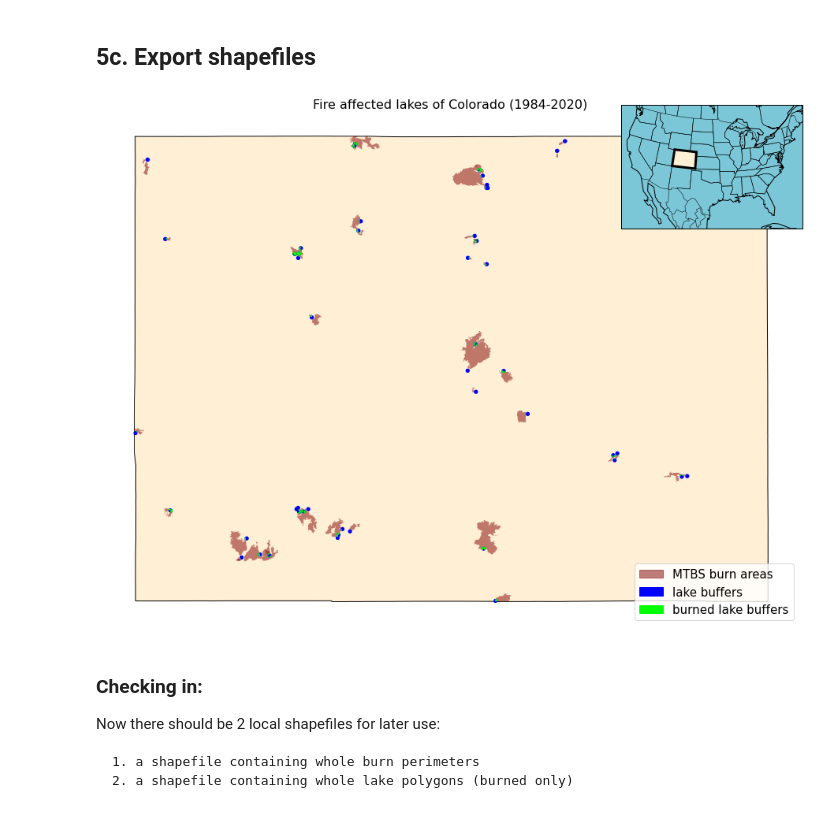
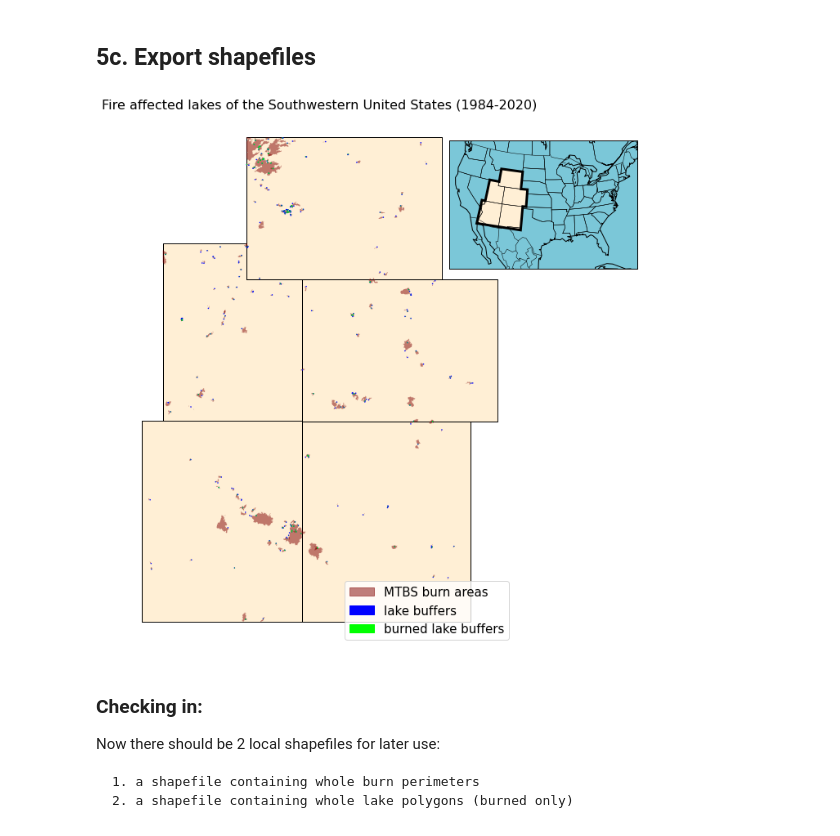
Before and after one commit to earthlab-education/ea-2021-final-project-wildfire_lake_productivity, a Jupyter notebook: data_collection_and_analysis_notebooks/01_download_clip_merge.ipynb, the cells around one changed output. Cells and saved outputs as stored; diff of their text form; code cells hidden in the pictures.

```diff
--- a/data_collection_and_analysis_notebooks/01_download_clip_merge.ipynb
+++ b/data_collection_and_analysis_notebooks/01_download_clip_merge.ipynb
@@ -139,10 +161,13 @@ Projection of dataframe: epsg:4326
 ### 4a. Download MTBS fire polygons within Colorado boundary
 # %%
 # Check to see if file is stored locally
-file_path = os.path.join( "mtbs_polys.shp")
-mtbs_polys =  gpd.read_file(file_path)
+
+file_path = os.path.join('data', "mtbs_polys", "mtbs_polys.shp")
 
 if not os.path.isfile(file_path):
     url = 'https://edcintl.cr.usgs.gov/downloads/sciweb1/shared/MTBS_Fire/data/composite_data/burned_area_extent_shapefile/mtbs_perimeter_data.zip'
-    mtbs_polys = datatools.open_zips(url, colo_shp)
+    mtbs_polys = datatools.open_zips(url, states_bb)
     mtbs_polys.to_file(file_path)
+
+else:
+    mtbs_polys = gpd.read_file(file_path)
@@ -158,0 +174,11 @@ mtbs_polys.head()
+# %%
+# Observe data
+mtbs_polys.head()
+mtbs_polys = mtbs_polys.to_crs(states_gdf.crs)
+print("Projection of dataframe: {}".format(mtbs_polys.crs))
+
+# Plot points
+fig, ax = plt.subplots(figsize=(16, 12))
+
+mtbs_polys['geometry'].plot(ax=ax,
+                color='maroon');
@@ -213,7 +243,7 @@ if not op.isdir(images_dir_path):
 # %%
 # Set asthetics for main (polys) map
 fig, ax1 = plt.subplots(figsize=(16, 12))
-plt.title("Fire affected lakes of Colorado (1984-2020)", fontsize = 16)
+plt.title("Fire affected lakes of the Southwestern United States (1984-2020)", fontsize = 16)
 plt.axis('off')  # command for hiding the axis.
 ax1.set_ylabel('Latitude')
 ax1.set_xlabel('Longitude')
@@ -224,41 +254,52 @@ blue_patch = mpatches.Patch(color='blue', label='lake buffers')
 green_patch = mpatches.Patch(color='lime', label='burned lake buffers')
 
 plt.legend(handles=[red_patch, blue_patch, green_patch], loc='lower right', fontsize = 15)
 
 # These are in unitless percentages of the inset figure size. (0,0 is bottom left)
-left, bottom, width, height = [0.7, 0.7, 0.2, 0.2]
+left, bottom, width, height = [0.65, 0.65, 0.2, 0.2]
 ax2 = fig.add_axes([left, bottom, width, height])
 
 # Plot burned lakes in area of interest
-colo_shp.plot(ax = ax1,
+states_bb.plot(ax = ax1,
                      color='papayawhip', edgecolors='black');
 subset_mtbs['geometry'].plot(ax = ax1,
                      color='maroon',
                             alpha=0.5);
 subset_lakes['geometry'].plot(ax=ax1,
                 color='blue');
 burnedlakes['geometry'].plot(ax=ax1, color = 'lime');
 
 # Add the USA inset map
 ax2 = Basemap(llcrnrlon=-119,llcrnrlat=20,urcrnrlon=-64,urcrnrlat=49,
             projection='lcc',lat_1=33,lat_2=45,lon_0=-95)
 ax2.drawmapboundary(fill_color='#7BC7D8')
 ax2.fillcontinents(color='#ddaa66', lake_color='#7777ff', zorder=0)
 ax2.drawstates()
 ax2.drawcoastlines()
 ax2.drawcountries()
 
 # Add area of interest polygon to inset map
-x1,y1 = ax2(-102,37)
-x2,y2 = ax2(-102,41)
-x3,y3 = ax2(-109,41)
-x4,y4 = ax2(-109,37)
-poly = Polygon([(x1,y1),(x2,y2),(x3,y3),(x4,y4)],facecolor='papayawhip',edgecolor='black',linewidth=3)
+x1,y1 = ax2(-111,45) #nw corner of WY
+x2,y2 = ax2(-111,42) #int UT and WY
+x3,y3 = ax2(-114,42) #nw corner of UT
+x4,y4 = ax2(-114,37) #sw corner of UT
+x5,y5 = ax2(-115,37)#nw corner of AZbb
+x6,y6 = ax2(-115,31.5)#sw corner of AZbb
+x7,y7 = ax2(-103,31.5)#se corner of NMbb
+x8,y8 = ax2(-103,37)#ne corner of NMbb
+x9,y9 = ax2(-102,37)#se corner of CObb
+x10,y10 = ax2(-102,41)#ne corner of CObb
+x11,y11 = ax2(-104,41)#se corner of WY
+x12,y12 = ax2(-104,45 )#ne corner of WY
+x13,y13 = ax2(-111,45) #nw corner of WY
+
+poly = Polygon([(x1,y1),(x2,y2),(x3,y3),(x4,y4),(x5,y5),(x6,y6),(x7,y7),(x8,y8),
+               (x9,y9),(x10,y10),(x11,y11),(x12,y12),(x13,y13)],facecolor='papayawhip',edgecolor='black',linewidth=3)
 plt.gca().add_patch(poly)
 
 plt.show()
 # %% [output]
-[figure, old version]
+[figure, new version]
 # %%
 # Save the image to the images directory for use in blog
 fig.savefig(op.join(images_dir_path, 'burn_polys.png'),
```
Also changed, not shown: parts of 23 cells of this notebook, 4 other files.
